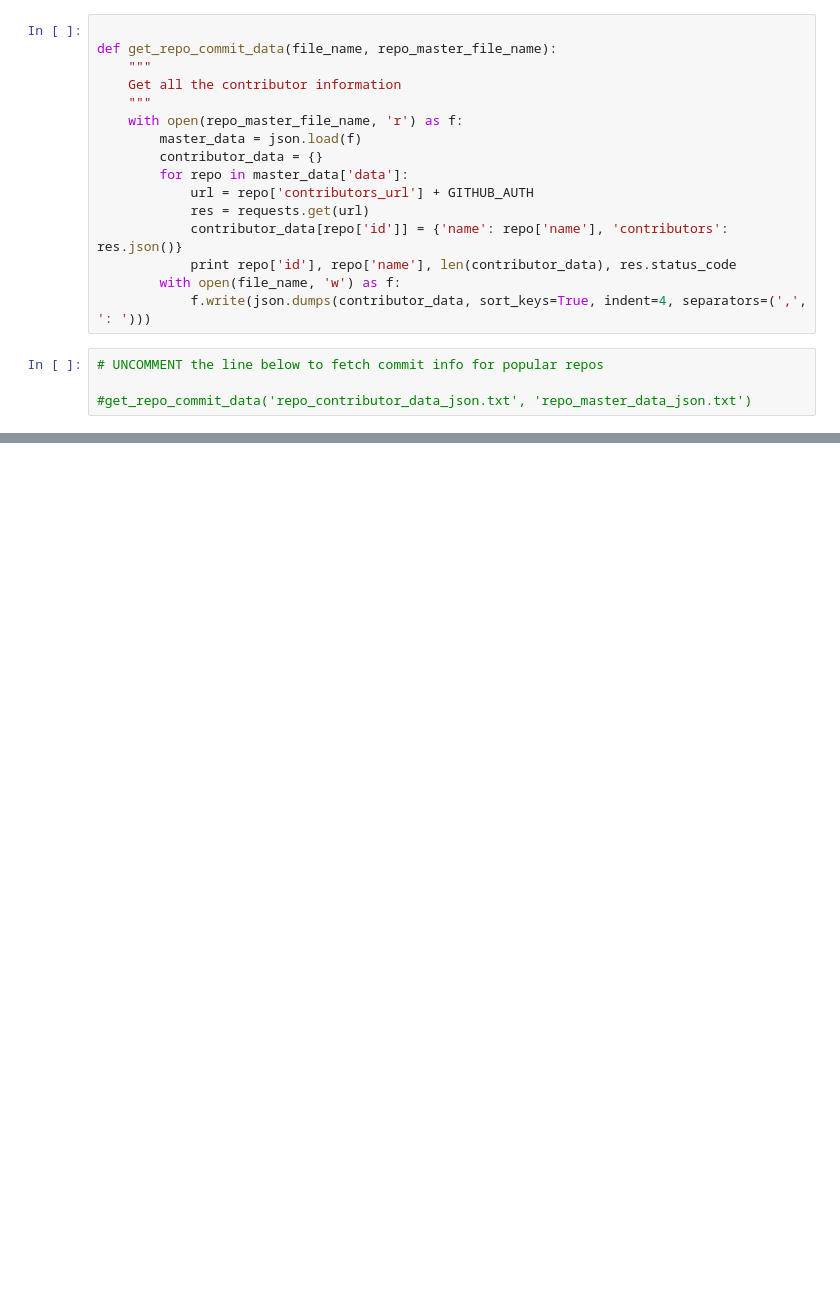
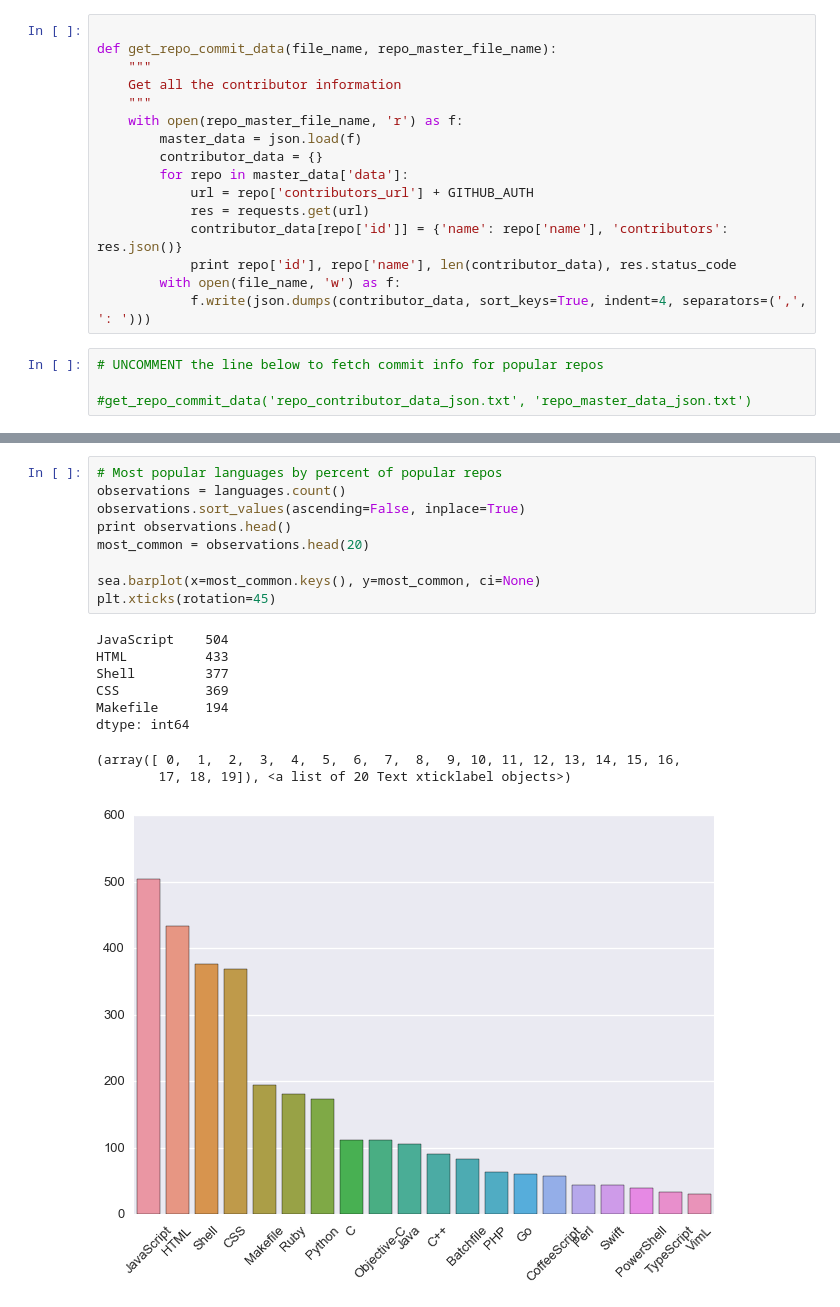
Before and after one commit to him229/star-wars, a Jupyter notebook: star-wars.ipynb, the cells around one changed output, grey strips where cells are left out. Drawn from its saved outputs; the diff is of its cells as text; blank space fills up the shorter version.

```diff
--- a/star-wars.ipynb
+++ b/star-wars.ipynb
@@ -111,0 +228,19 @@ def get_repo_commit_data(file_name, repo_master_file_name):
+# %%
+# Most popular languages by percent of popular repos
+observations = languages.count()
+observations.sort_values(ascending=False, inplace=True)
+print observations.head()
+most_common = observations.head(20)
+
+sea.barplot(x=most_common.keys(), y=most_common, ci=None)
+plt.xticks(rotation=45)
+# %% [output]
+JavaScript    504
+HTML          433
+Shell         377
+CSS           369
+Makefile      194
+dtype: int64
+(array([ 0,  1,  2,  3,  4,  5,  6,  7,  8,  9, 10, 11, 12, 13, 14, 15, 16,
+        17, 18, 19]), <a list of 20 Text xticklabel objects>)
+[figure, added]
```
Also changed, not shown: parts of 9 cells of this notebook.
